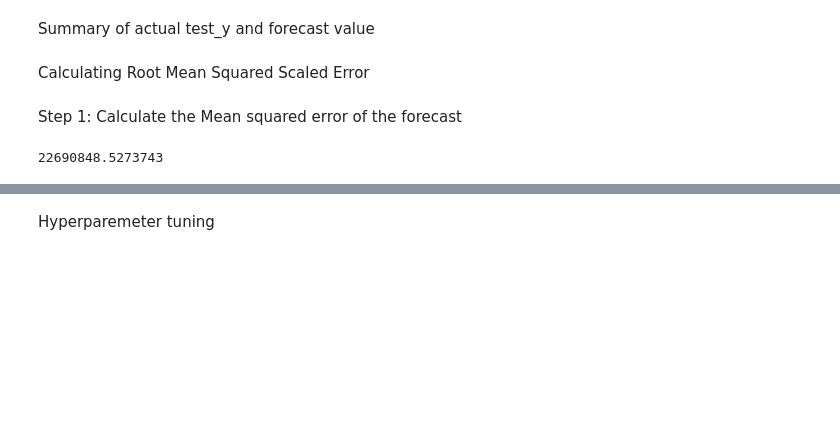
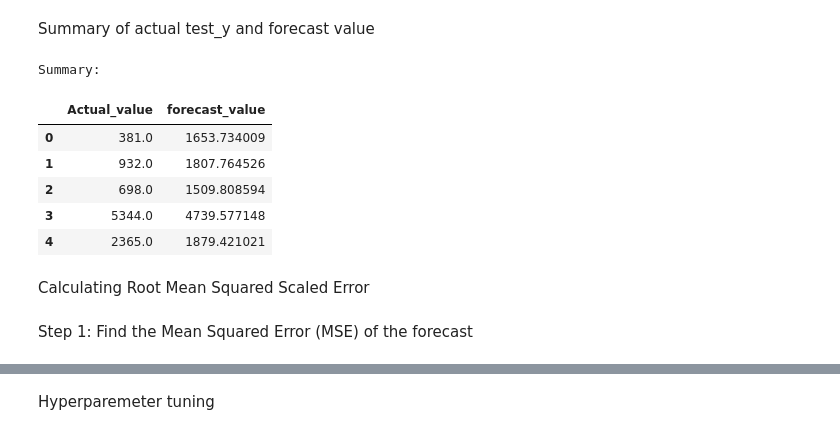
Before and after one commit to OlanreleOladeji/Demand-forecast--XGBoost, a Jupyter notebook: Products_quantity_forecasting_model_(XGB).ipynb, the cells around one changed output, grey strips where cells are left out. Saved outputs shown, nothing was run; the diff lists cells and outputs as text; code cells hidden in the pictures; blank space fills up the shorter version.

```diff
--- a/Products_quantity_forecasting_model_(XGB).ipynb
+++ b/Products_quantity_forecasting_model_(XGB).ipynb
@@ -324,7 +324,9 @@ array([[1653.734 ],
 # %% [markdown]
 Transform the test_y_Scaled back to the original scale (test_y)
 # %%
-Actual_value = scaler_y.inverse_transform(test_y_Scaled)
+test_y = scaler_y.inverse_transform(test_y_Scaled)
+# %%
+Actual_value = pd.DataFrame(test_y, columns=['Sales'])
 # %%
 Actual_value
 # %% [output]
@@ -339,15 +347,23 @@ array([[ 381.],
 Summary of actual test_y and forecast value
 # %%
 Summary_df = pd.DataFrame({
-        'Actual': test_y_Scaled['Sales'],
-         'forecast': forecast[:Actual.shape[0]].flatten()
+        'Actual_value': Actual_value['Sales'],
+         'forecast_value': forecast_value[:Actual_value.shape[0]].flatten()
 })
 
-print("Progress summary:")
+print("Summary:")
 
-display(Progress_summary_df.head(5))
+display(Summary_df.head(5))
+# %% [output]
+Summary:
+|  | Actual_value | forecast_value |
+| 0 | 381.0 | 1653.734009 |
+| 1 | 932.0 | 1807.764526 |
+| 2 | 698.0 | 1509.808594 |
+| 3 | 5344.0 | 4739.577148 |
+| 4 | 2365.0 | 1879.421021 |
 # %% [markdown]
 Calculating Root Mean Squared Scaled Error
 # %% [markdown]
-Step 1: Calculate the Mean squared error of the forecast
+Step 1: Find the Mean Squared Error (MSE) of the forecast
 # %%
@@ -355,4 +370,0 @@ forecast_mse = mean_squared_error(Actual, forecast)
-# %%
-forecast_mse
-# %% [output]
-22690848.5273743
```
Also changed, not shown: parts of 15 cells of this notebook.
